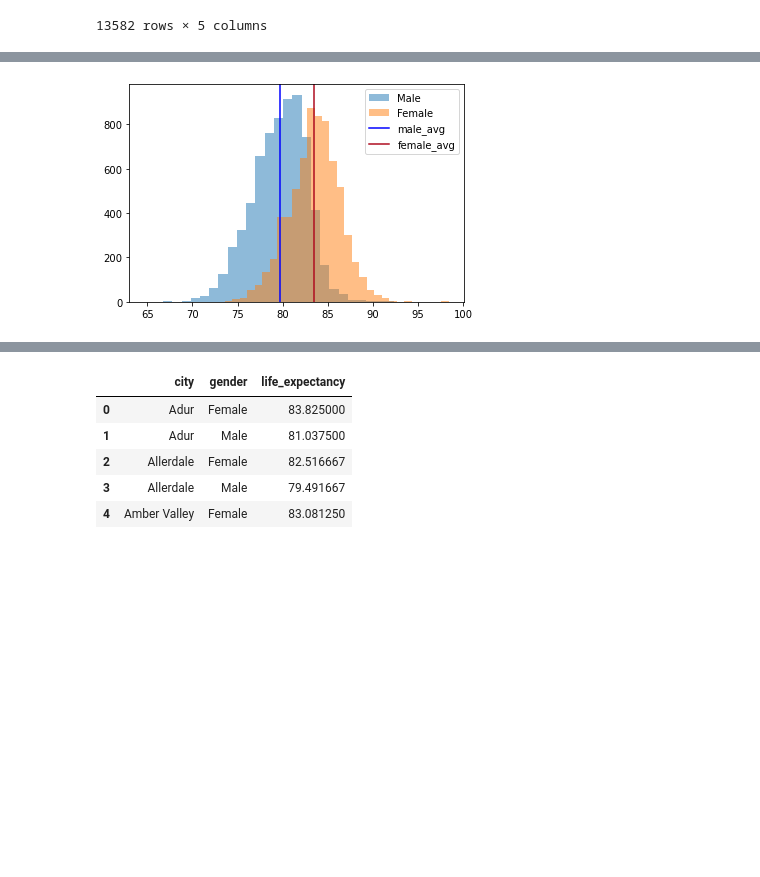
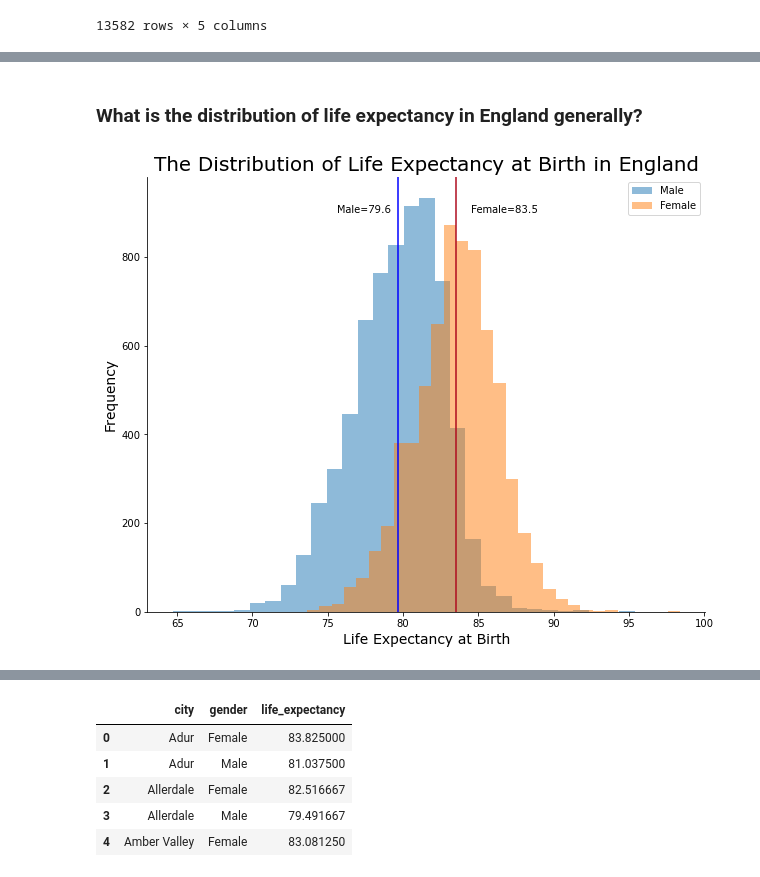
Before and after one commit to Biob-scientist/Inequalities-in-Health-in-England, a Jupyter notebook: main.ipynb, the cells around one changed output, grey strips where cells are left out. Drawn from its saved outputs; the diff is of its cells as text; code cells hidden in the pictures; blank space fills up the shorter version.

```diff
--- a/main.ipynb
+++ b/main.ipynb
@@ -351,11 +342,20 @@ df = gender_exp_df.copy()
+# %% [markdown]
+### What is the distribution of life expectancy in England generally?
 # %%
+fig,ax=plt.subplots(figsize=(10,8))
 m_mean = df.query("gender == 'Male'")['life_expectancy'].mean()
 f_mean = df.query("gender == 'Female'")['life_expectancy'].mean()
 
 plt.hist(data=df.query("gender == 'Male'"), x='life_expectancy', bins=30, label='Male', alpha=0.5)
 plt.hist(data=df.query("gender == 'Female'"), x='life_expectancy', bins=30, label='Female', alpha=0.5)
-plt.axvline(x=m_mean, label = 'male_avg', color='blue')
-plt.axvline(x=f_mean, label = 'female_avg', color='#AF0B1E')
+plt.axvline(x=m_mean, color='blue')
+plt.axvline(x=f_mean,color='#AF0B1E')
+plt.text(75.6,900,"Male=79.6",size=10,name="Verdana")
+plt.text(84.5,900,"Female=83.5",size=10,name="Verdana")
+plt.title("The Distribution of Life Expectancy at Birth in England",size=20,name="Verdana")
+plt.xlabel("Life Expectancy at Birth",size=14,name="Verdana")
+plt.ylabel("Frequency",size=14,name="Verdana")
+sns.despine()
 plt.legend();
 # %% [output]
-[figure, old version]
+[figure, new version]
```
Also changed, not shown: parts of 75 cells of this notebook, 1 other file.
